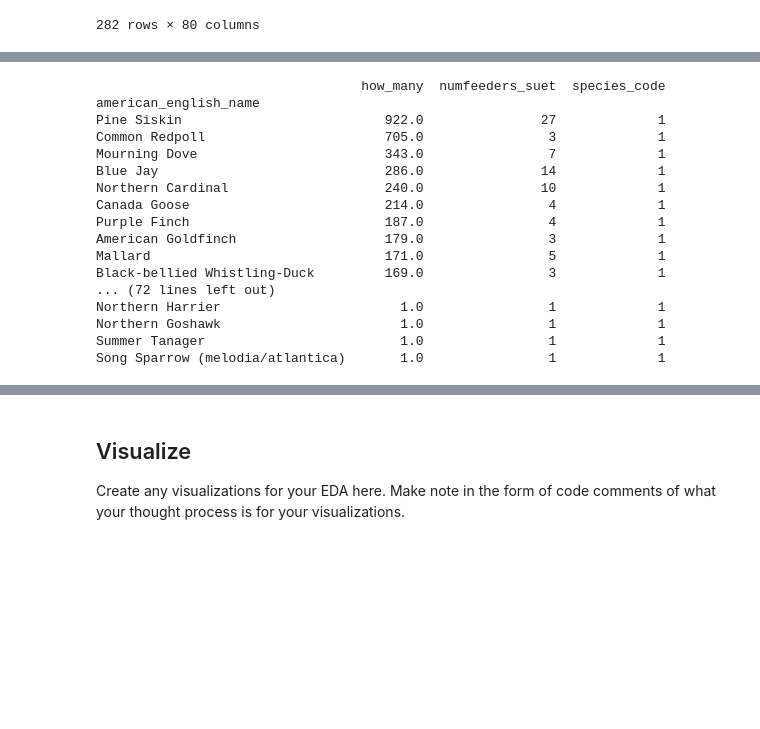
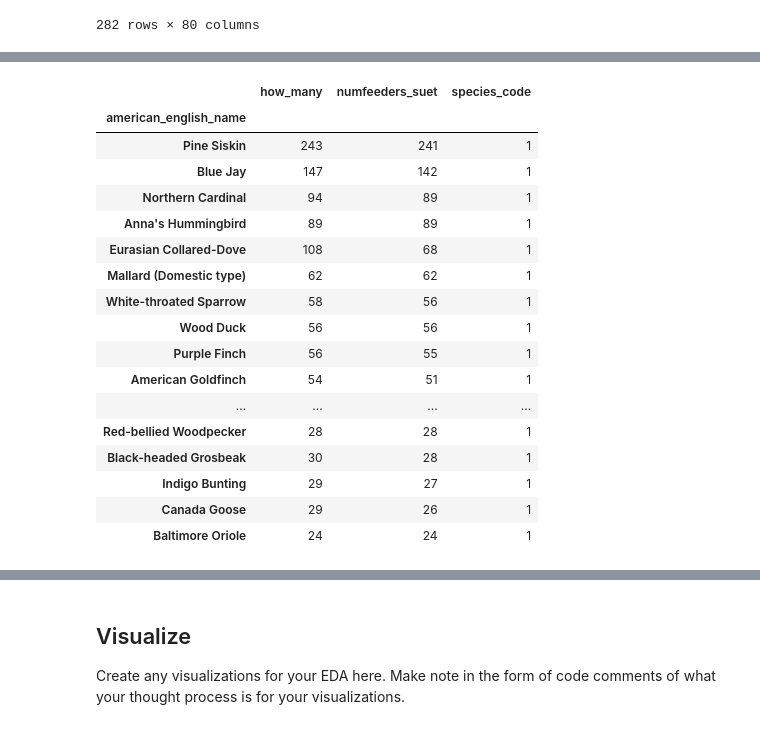
Before and after one commit to EJoyce-DA/eda-checkpoint, a Jupyter notebook: checkpoint-two.ipynb, the cells around one changed output, grey strips where cells are left out. Cells and saved outputs as stored; diff of their text form; code cells hidden in the pictures; blank space fills up the shorter version.

```diff
--- a/checkpoint-two.ipynb
+++ b/checkpoint-two.ipynb
@@ -201,10 +217,12 @@ pfw_VR
 2035 rows × 89 columns
 # %%
 #I will also pare down the dataframe some more based on checkpoint 3, using .drop() and .query() to remove unnecessary rows from the 'pfw_species_codes_dict.csv' and data that are not from the year 2021.
-pfw_VR = pfw_VR.query('proj_period_id == "PFW_2021"')
-pfw_VR = pfw_VR.drop(columns=['alt_full_spp_code','n_locations', 'taxonomy_version', 'taxonomic_sort_order'])
-pfw_VR = pfw_VR.drop(columns=['subnational1_code', 'entry_technique', 'sub_id', 'obs_id', 'Data_Entry_Method'])
-pfw_VR
+pfw_VR_2021 = pfw_VR.query('proj_period_id == "PFW_2021"')
+pfw_VR_2021 = pfw_VR_2021.drop(columns=['alt_full_spp_code','n_locations', 'taxonomy_version', 'taxonomic_sort_order'])
+pfw_VR_2021 = pfw_VR_2021.drop(columns=['subnational1_code', 'entry_technique', 'sub_id', 'obs_id', 'Data_Entry_Method'])
+pfw_VR_2021
+ #I can use this smaller dataset if I need a more specific slice of data from a smaller time frame.
+ # Otherwise, I can use the larger pfw_VR dataframe that has all of the dates but still only has the validated and reviewed rows.
 # %% [output]
 |  | loc_id | proj_period_id | yard_type_pavement | yard_type_garden | yard_type_landsca | yard_type_woods | ... |
 | 574 | L10022496 | PFW_2021 | 0.0 | 0.0 | 0.0 | 0.0 | ... |
@@ -254,35 +280,35 @@ most_common_bird_types
 # %%
 # I want to see what type of birds used each type of feeder. I will start with the suet feeder, summing the unique birds and how many came to suet feeders, as well as how many feeders.
 
 suet_agg_dict = {
-    'how_many': 'sum',                # Summing the number of birds using the suet feeder
+    'how_many': 'count',                # Summing the number of birds using the suet feeder
     'numfeeders_suet': 'count',         # Counting the number of suet
-    'species_code': 'nunique' # Count unique bird types
+    'species_code': 'nunique' # unique bird types
 }
 
 suet_feeder_bird_types = pfw_VR.groupby('american_english_name').agg(
     suet_agg_dict
-).sort_values(by='how_many', ascending=False)
+).sort_values(by='numfeeders_suet', ascending=False)
 
-with pd.option_context('display.max_rows', None,
-                       'display.max_columns', None,
-                       'display.precision', 3):
-    print(suet_feeder_bird_types)
+suet_feeder_bird_types.head(25)
+
+#I think what this output is telling me is that 241/243 sightings of pine siskins were using suet feeders, 142/147 sightings of blue jays were using suet feeders, etc.
 # %% [output]
-                                  how_many  numfeeders_suet  species_code
-american_english_name
-Pine Siskin                          922.0               27             1
-Common Redpoll                       705.0                3             1
-Mourning Dove                        343.0                7             1
-Blue Jay                             286.0               14             1
-Northern Cardinal                    240.0               10             1
-Canada Goose                         214.0                4             1
-Purple Finch                         187.0                4             1
-American Goldfinch                   179.0                3             1
-Mallard                              171.0                5             1
-Black-bellied Whistling-Duck         169.0                3             1
-... (72 lines left out)
-Northern Harrier                       1.0                1             1
-Northern Goshawk                       1.0                1             1
-Summer Tanager                         1.0                1             1
-Song Sparrow (melodia/atlantica)       1.0                1             1
+|  | how_many | numfeeders_suet | species_code |
+| american_english_name |  |  |  |
+| Pine Siskin | 243 | 241 | 1 |
+| Blue Jay | 147 | 142 | 1 |
+| Northern Cardinal | 94 | 89 | 1 |
+| Anna's Hummingbird | 89 | 89 | 1 |
+| Eurasian Collared-Dove | 108 | 68 | 1 |
+| Mallard (Domestic type) | 62 | 62 | 1 |
+| White-throated Sparrow | 58 | 56 | 1 |
+| Wood Duck | 56 | 56 | 1 |
+| Purple Finch | 56 | 55 | 1 |
+| American Goldfinch | 54 | 51 | 1 |
+| ... | ... | ... | ... |
+| Red-bellied Woodpecker | 28 | 28 | 1 |
+| Black-headed Grosbeak | 30 | 28 | 1 |
+| Indigo Bunting | 29 | 27 | 1 |
+| Canada Goose | 29 | 26 | 1 |
+| Baltimore Oriole | 24 | 24 | 1 |
```
Also changed, not shown: parts of 11 cells of this notebook.
